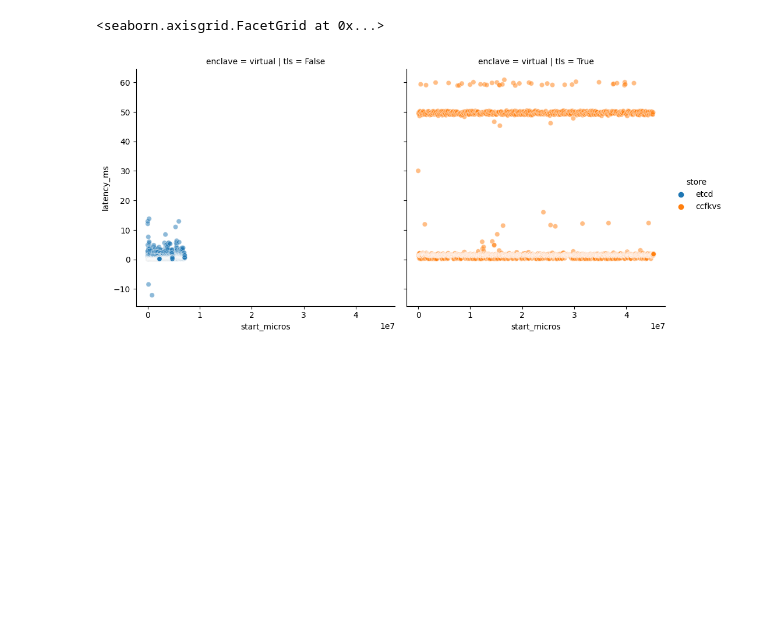
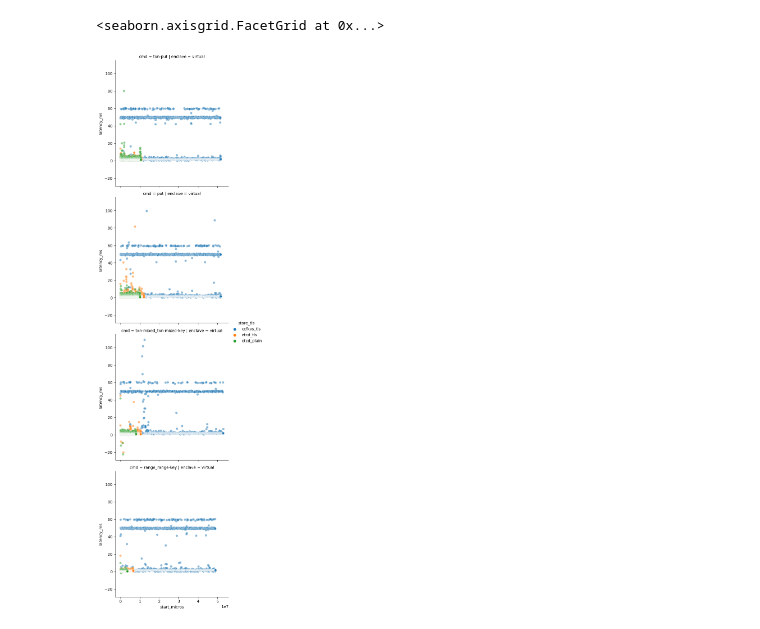
Before and after one commit to microsoft/LSKV, a Jupyter notebook: analysis.ipynb, the cells around one changed output. Cells and saved outputs as stored; diff of their text form; code cells hidden in the pictures; blank space fills up the shorter version.

```diff
--- a/analysis.ipynb
+++ b/analysis.ipynb
@@ -11,7 +11,7 @@ for cmd in os.listdir(bench_dir):
     for store_config in os.listdir(os.path.join(bench_dir, cmd)):
         parts = store_config.split("-")
         store = parts[0]
-        tls = parts[1] != "notls"
+        tls = parts[1] == "tls"
         enclave = parts[2]
 
         file = os.path.join(bench_dir, cmd, store_config, "timings.csv")
@@ -29,3 +29,4 @@ for cmd in os.listdir(bench_dir):
         dfs.append(df)
 
 all_data = pd.concat(dfs, ignore_index=True)
+all_data.head()
@@ -37,0 +51,4 @@ all_data[all_data.latency_ms < 0]
+# %%
+all_data = all_data[all_data.latency_ms >= 0]
+# %%
+all_data["store_tls"] = all_data["store"] + "_" + all_data["tls"].map(lambda t: "tls" if t else "plain")
@@ -38,6 +71,6 @@ all_data[all_data.latency_ms < 0]
 # %%
-sns.relplot(kind="scatter", data=all_data, x="start_micros", y="latency_ms", row="enclave", col="tls", hue="store", alpha=0.5)
+sns.relplot(kind="scatter", data=all_data, x="start_micros", y="latency_ms", row="cmd", col="enclave", hue="store_tls", alpha=0.5)
 # %% [output]
 <seaborn.axisgrid.FacetGrid at 0x...>
-[figure, old version]
+[figure, new version]
 # %%
```
Also changed, not shown: parts of 4 cells of this notebook.
